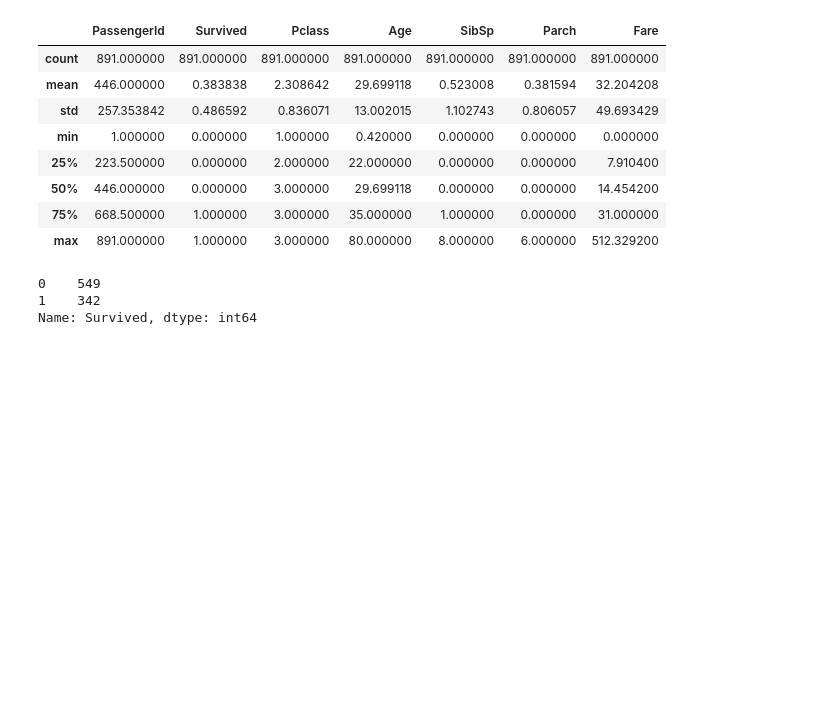
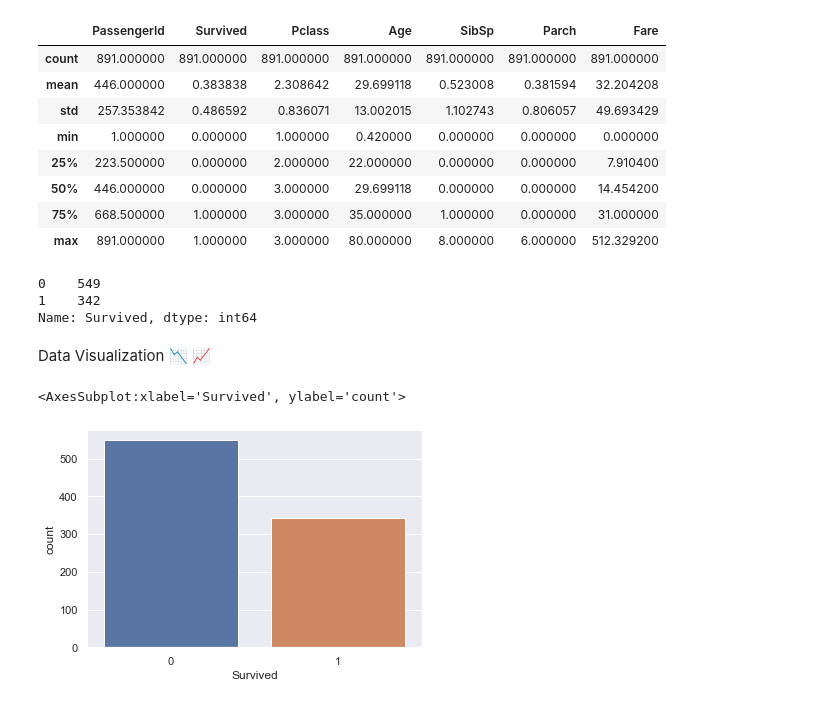
Before and after one commit to AhorIsaac/ml-tita-surv-pred, a Jupyter notebook: titanic.ipynb, the cells around one changed output. Saved outputs shown, nothing was run; the diff lists cells and outputs as text; code cells hidden in the pictures; blank space fills up the shorter version.

Commit message:
Data Visualization

```diff
--- a/titanic.ipynb
+++ b/titanic.ipynb
@@ -110,3 +110,13 @@ tita_data["Survived"].value_counts()
 0    549
 1    342
 Name: Survived, dtype: int64
+# %% [markdown]
+Data Visualization 📉 📈
+# %%
+sns.set()
+# %%
+# -- making a count plot for `Survived` column
+sns.countplot("Survived", data=tita_data)
+# %% [output]
+<AxesSubplot:xlabel='Survived', ylabel='count'>
+[figure, added]
```
Also changed, not shown: parts of 4 cells of this notebook.
